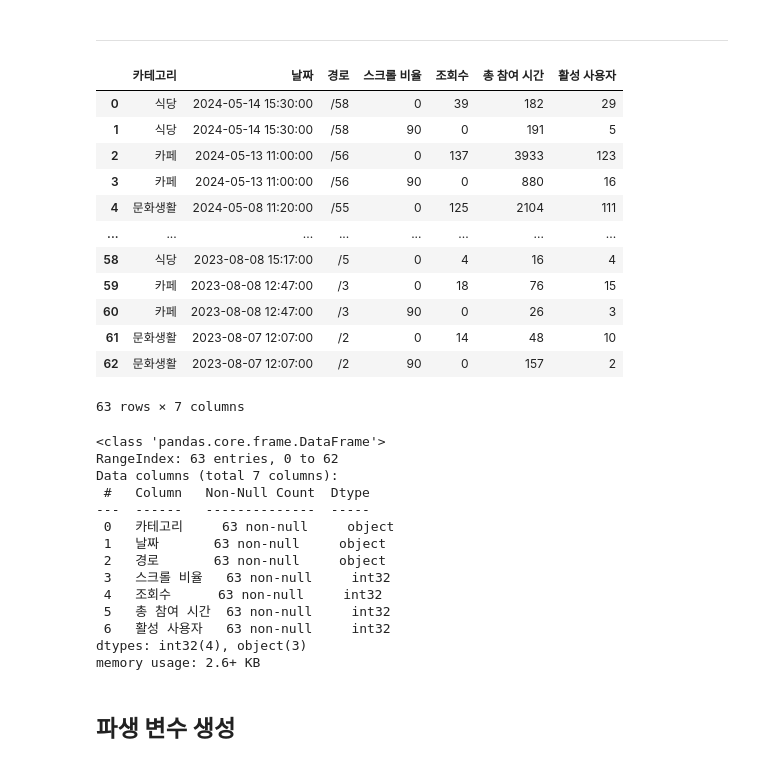
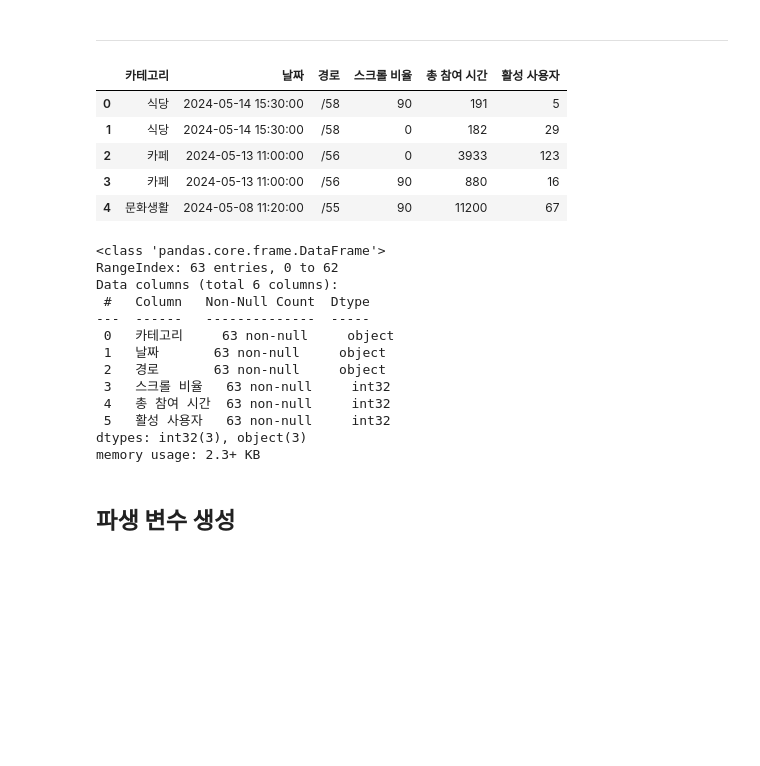
Before and after one commit to zjadofl/Tistory-blog-data-analytics, a Jupyter notebook: Lab/Tistory Analysis.ipynb, the cells around one changed output. Saved outputs shown, nothing was run; the diff lists cells and outputs as text; code cells hidden in the pictures; blank space fills up the shorter version.

```diff
--- a/Lab/Tistory Analysis.ipynb
+++ b/Lab/Tistory Analysis.ipynb
@@ -403,7 +404,7 @@ ga_df = ga_df.astype({'조회수':'int','총 참여 시간':'int', '활성 사
 start_date = '2024-03-01'
 end_date = '2024-05-27'
 dimensions = [Dimension(name="pagePath"), Dimension(name="percentScrolled")]
-metrics=[Metric(name="screenPageViews"), Metric(name="userEngagementDuration"), Metric(name="activeUsers")]
+metrics=[Metric(name="userEngagementDuration"), Metric(name="activeUsers")]
 # %%
 response = run_report(start_date, end_date, dimensions, metrics)
 scroll_ga_df = convert_to_dataframe(response)
@@ -418,8 +419,8 @@ scroll_ga_df.head()
 # %%
-scroll_ga_df = scroll_ga_df.rename(columns = {"pagePath":"경로", "percentScrolled":"스크롤 비율", "screenPageViews" : "조회수", "userEngagementDuration" : "총 참여 시간",
+scroll_ga_df = scroll_ga_df.rename(columns = {"pagePath":"경로", "percentScrolled":"스크롤 비율", "userEngagementDuration" : "총 참여 시간",
                           "activeUsers" : "활성 사용자"})
 # %%
 scroll_ga_df["스크롤 비율"] = scroll_ga_df["스크롤 비율"].replace('', 0)
 # %%
-scroll_ga_df = scroll_ga_df.astype({'스크롤 비율':'int', '조회수':'int','총 참여 시간':'int', '활성 사용자':'int', '총 참여 시간':'int'})
+scroll_ga_df = scroll_ga_df.astype({'스크롤 비율':'int', '총 참여 시간':'int', '활성 사용자':'int', '총 참여 시간':'int'})
 # %%
@@ -497,38 +508,30 @@ memory usage: 29.4+ KB
 ---
 # %%
 scroll_df = posts_df.merge(scroll_ga_df, on='경로')
-scroll_df
+scroll_df.head(5)
 # %% [output]
-|  | 카테고리 | 날짜 | 경로 | 스크롤 비율 | 조회수 | 총 참여 시간 | 활성 사용자 |
-| 0 | 식당 | 2024-05-14 15:30:00 | /58 | 0 | 39 | 182 | 29 |
-| 1 | 식당 | 2024-05-14 15:30:00 | /58 | 90 | 0 | 191 | 5 |
-| 2 | 카페 | 2024-05-13 11:00:00 | /56 | 0 | 137 | 3933 | 123 |
-| 3 | 카페 | 2024-05-13 11:00:00 | /56 | 90 | 0 | 880 | 16 |
-| 4 | 문화생활 | 2024-05-08 11:20:00 | /55 | 0 | 125 | 2104 | 111 |
-| ... | ... | ... | ... | ... | ... | ... | ... |
-| 58 | 식당 | 2023-08-08 15:17:00 | /5 | 0 | 4 | 16 | 4 |
-| 59 | 카페 | 2023-08-08 12:47:00 | /3 | 0 | 18 | 76 | 15 |
-| 60 | 카페 | 2023-08-08 12:47:00 | /3 | 90 | 0 | 26 | 3 |
-| 61 | 문화생활 | 2023-08-07 12:07:00 | /2 | 0 | 14 | 48 | 10 |
-| 62 | 문화생활 | 2023-08-07 12:07:00 | /2 | 90 | 0 | 157 | 2 |
+|  | 카테고리 | 날짜 | 경로 | 스크롤 비율 | 총 참여 시간 | 활성 사용자 |
+| 0 | 식당 | 2024-05-14 15:30:00 | /58 | 90 | 191 | 5 |
+| 1 | 식당 | 2024-05-14 15:30:00 | /58 | 0 | 182 | 29 |
+| 2 | 카페 | 2024-05-13 11:00:00 | /56 | 0 | 3933 | 123 |
+| 3 | 카페 | 2024-05-13 11:00:00 | /56 | 90 | 880 | 16 |
+| 4 | 문화생활 | 2024-05-08 11:20:00 | /55 | 90 | 11200 | 67 |
-63 rows × 7 columns
 # %%
 scroll_df.info()
 # %% [output]
 <class 'pandas.core.frame.DataFrame'>
 RangeIndex: 63 entries, 0 to 62
-Data columns (total 7 columns):
+Data columns (total 6 columns):
  #   Column   Non-Null Count  Dtype
 ---  ------   --------------  -----
  0   카테고리     63 non-null     object
  1   날짜       63 non-null     object
  2   경로       63 non-null     object
  3   스크롤 비율   63 non-null     int32
- 4   조회수      63 non-null     int32
- 5   총 참여 시간  63 non-null     int32
- 6   활성 사용자   63 non-null     int32
-dtypes: int32(4), object(3)
-memory usage: 2.6+ KB
+ 4   총 참여 시간  63 non-null     int32
+ 5   활성 사용자   63 non-null     int32
+dtypes: int32(3), object(3)
+memory usage: 2.3+ KB
 # %% [markdown]
 ## **파생 변수 생성**
 # %% [markdown]
```
Also changed, not shown: parts of 44 cells of this notebook.
